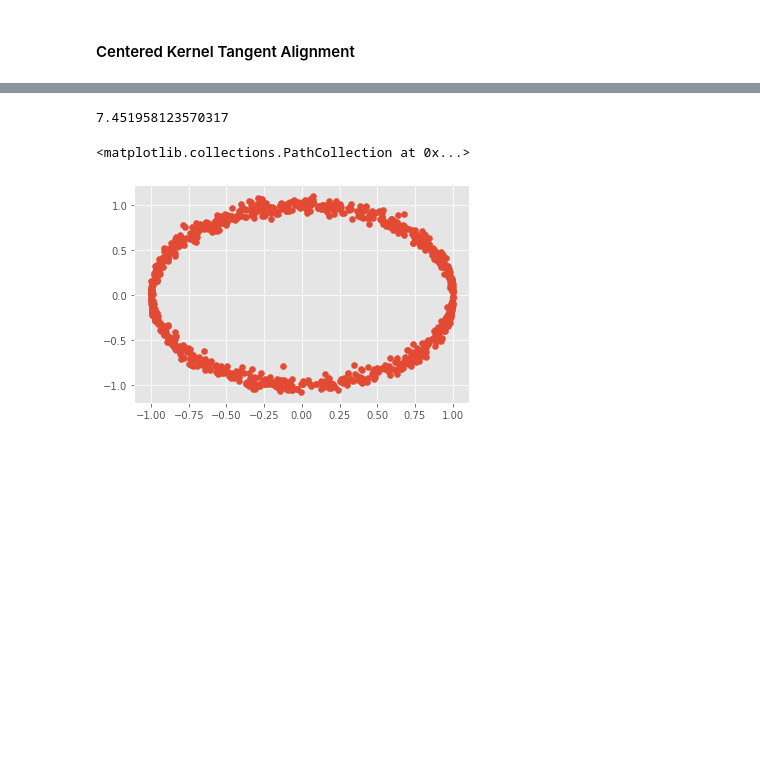
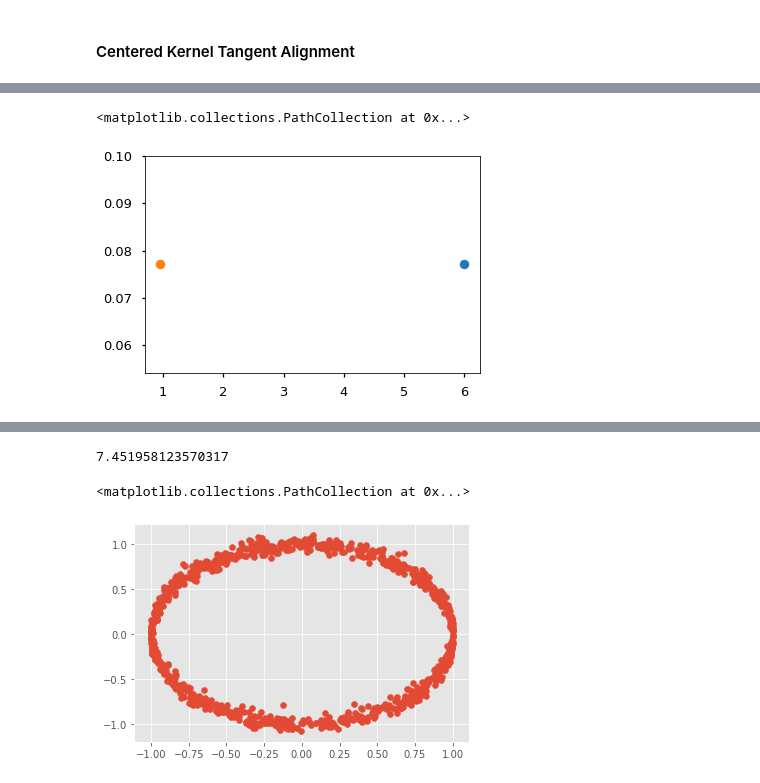
Before and after one commit to jejjohnson/hsic_alignment, a Jupyter notebook: notebooks/1_1D_parameter/0_preliminary_exp.ipynb, the cells around one changed output, grey strips where cells are left out. Saved outputs shown, nothing was run; the diff lists cells and outputs as text; code cells hidden in the pictures; blank space fills up the shorter version.

```diff
--- a/notebooks/1_1D_parameter/0_preliminary_exp.ipynb
+++ b/notebooks/1_1D_parameter/0_preliminary_exp.ipynb
@@ -164,0 +187,10 @@ KA: 0.87495
+# %%
+init_gamma_X, init_gamma_Y = get_init_gammas(X, Y, method='median')
+
+ModelParams.gamma_x = init_gamma_X
+ModelParams.gamma_y = init_gamma_Y
+
+# calculate kernel alignment score
+ka_val = get_hsic_score(ModelParams, X, Y, 'ka')
+
+print(f"KA: {ka_val:.5f}")
@@ -193,0 +201,10 @@ CKA: 0.65111
+# %%
+init_gamma_X, init_gamma_Y = get_init_gammas(X, Y, method='median')
+
+ModelParams.gamma_x = init_gamma_X
+ModelParams.gamma_y = init_gamma_Y
+
+# calculate centered kernel alignment score
+cka_val = get_hsic_score(ModelParams, X, Y, 'cka')
+
+print(f"CKA: {cka_val:.5f}")
@@ -197,0 +422,13 @@ So here I will demonstrate one of the problems with trying to use HSIC without p
+# %%
+DataParams.dataset = 'sine'
+X, Y = generate_data(DataParams)
+
+init_gamma_X, init_gamma_Y = get_init_gammas(X, Y, method='median', factor=2)
+ModelParams.gamma_X = init_gamma_X
+ModelParams.gamma_Y = init_gamma_Y
+base_score = get_hsic_score(ModelParams, X, Y, 'hsic')
+plt.scatter(init_gamma_X, base_score)
+plt.scatter(init_gamma_Y, base_score)
+# %% [output]
+<matplotlib.collections.PathCollection at 0x...>
+[figure, added]
```
Also changed, not shown: parts of 76 cells of this notebook, 5 other files.
